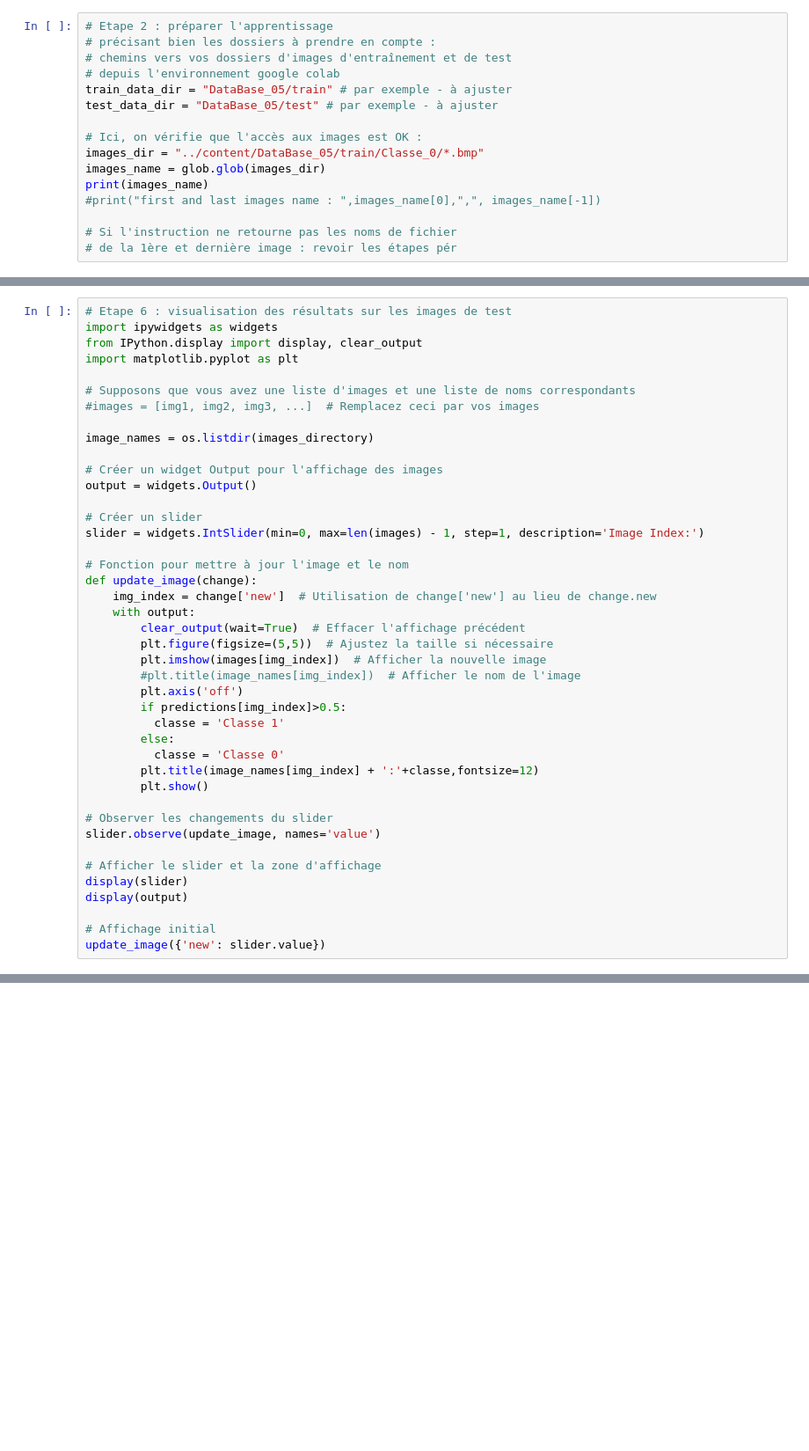
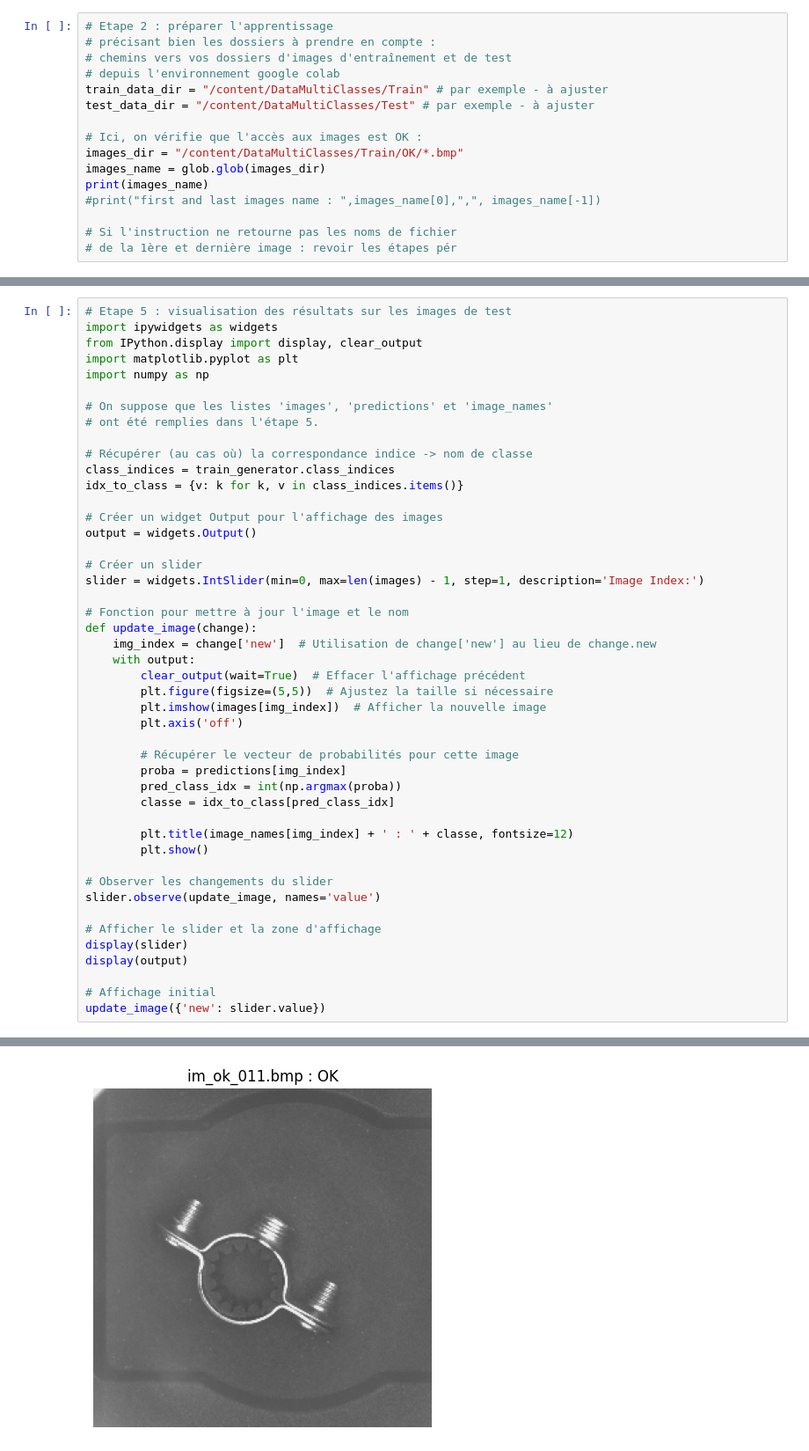
Before and after one commit to christophecudel/demo_CNN, a Jupyter notebook: demo_cnn_01_(N_Classes).ipynb, the cells around one changed output, grey strips where cells are left out. Shown at 88% size. Saved outputs shown, nothing was run; the diff lists cells and outputs as text; blank space fills up the shorter version.

```diff
--- a/demo_cnn_01_(N_Classes).ipynb
+++ b/demo_cnn_01_(N_Classes).ipynb
@@ -36,11 +65,11 @@ os.listdir("/content/DataBase_05")
 # précisant bien les dossiers à prendre en compte :
 # chemins vers vos dossiers d'images d'entraînement et de test
 # depuis l'environnement google colab
-train_data_dir = "DataBase_05/train" # par exemple - à ajuster
-test_data_dir = "DataBase_05/test" # par exemple - à ajuster
+train_data_dir = "/content/DataMultiClasses/Train" # par exemple - à ajuster
+test_data_dir = "/content/DataMultiClasses/Test" # par exemple - à ajuster
 
 # Ici, on vérifie que l'accès aux images est OK :
-images_dir = "../content/DataBase_05/train/Classe_0/*.bmp"
+images_dir = "/content/DataMultiClasses/Train/OK/*.bmp"
 images_name = glob.glob(images_dir)
 print(images_name)
 #print("first and last images name : ",images_name[0],",", images_name[-1])
@@ -250,13 +283,16 @@ for filename in os.listdir(images_directory):
 # %%
-# Etape 6 : visualisation des résultats sur les images de test
+# Etape 5 : visualisation des résultats sur les images de test
 import ipywidgets as widgets
 from IPython.display import display, clear_output
 import matplotlib.pyplot as plt
+import numpy as np
 
-# Supposons que vous avez une liste d'images et une liste de noms correspondants
-#images = [img1, img2, img3, ...]  # Remplacez ceci par vos images
+# On suppose que les listes 'images', 'predictions' et 'image_names'
+# ont été remplies dans l'étape 5.
 
-image_names = os.listdir(images_directory)
+# Récupérer (au cas où) la correspondance indice -> nom de classe
+class_indices = train_generator.class_indices
+idx_to_class = {v: k for k, v in class_indices.items()}
 
 # Créer un widget Output pour l'affichage des images
 output = widgets.Output()
@@ -271,13 +307,14 @@ def update_image(change):
         clear_output(wait=True)  # Effacer l'affichage précédent
         plt.figure(figsize=(5,5))  # Ajustez la taille si nécessaire
         plt.imshow(images[img_index])  # Afficher la nouvelle image
-        #plt.title(image_names[img_index])  # Afficher le nom de l'image
         plt.axis('off')
-        if predictions[img_index]>0.5:
-          classe = 'Classe 1'
-        else:
-          classe = 'Classe 0'
-        plt.title(image_names[img_index] + ':'+classe,fontsize=12)
+
+        # Récupérer le vecteur de probabilités pour cette image
+        proba = predictions[img_index]
+        pred_class_idx = int(np.argmax(proba))
+        classe = idx_to_class[pred_class_idx]
+
+        plt.title(image_names[img_index] + ' : ' + classe, fontsize=12)
         plt.show()
 
 # Observer les changements du slider
@@ -289,3 +326,4 @@ display(output)
 
 # Affichage initial
 update_image({'new': slider.value})
+# %% [output]
@@ -291,0 +331 @@ update_image({'new': slider.value})
+[figure, added]
```
Also changed, not shown: parts of 12 cells of this notebook.
